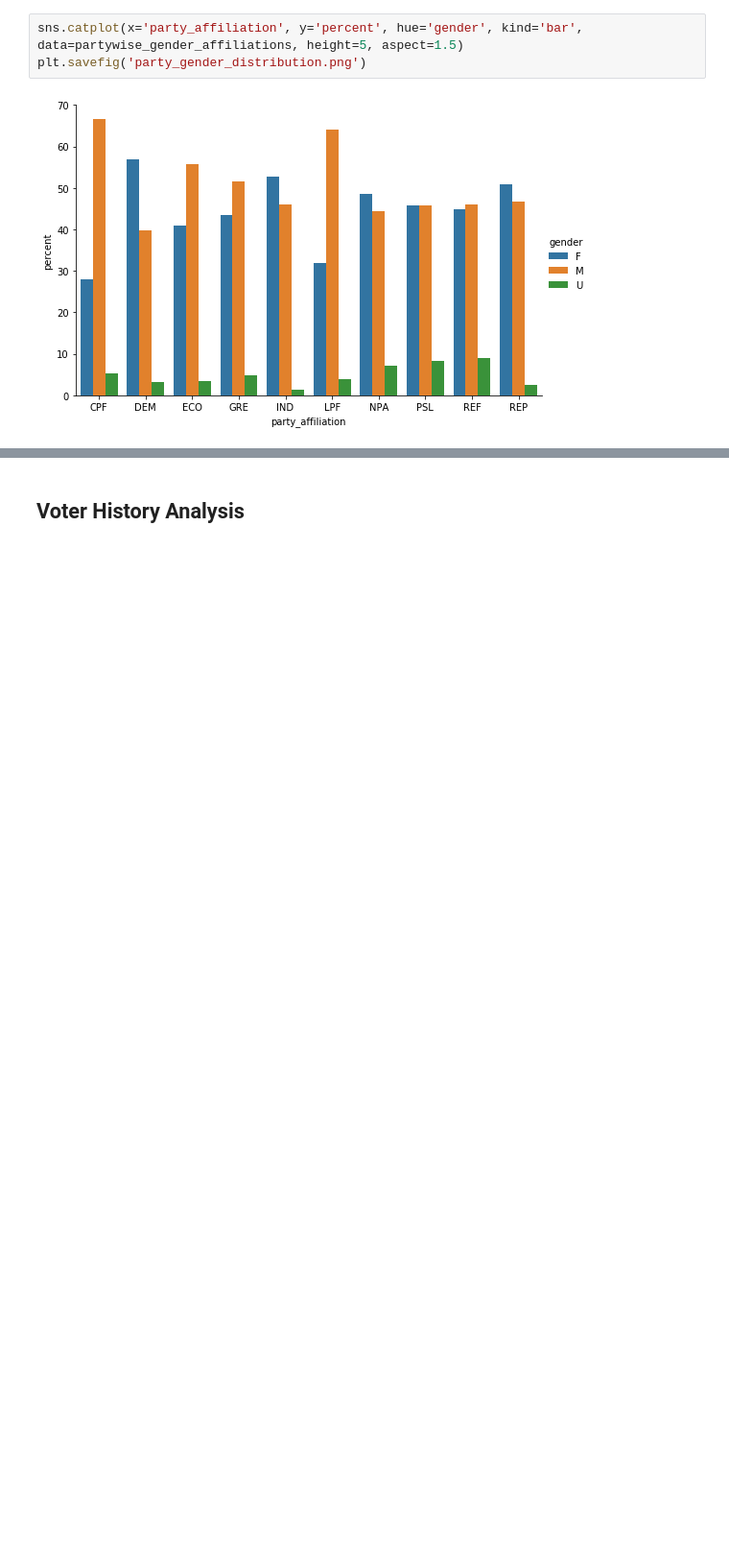
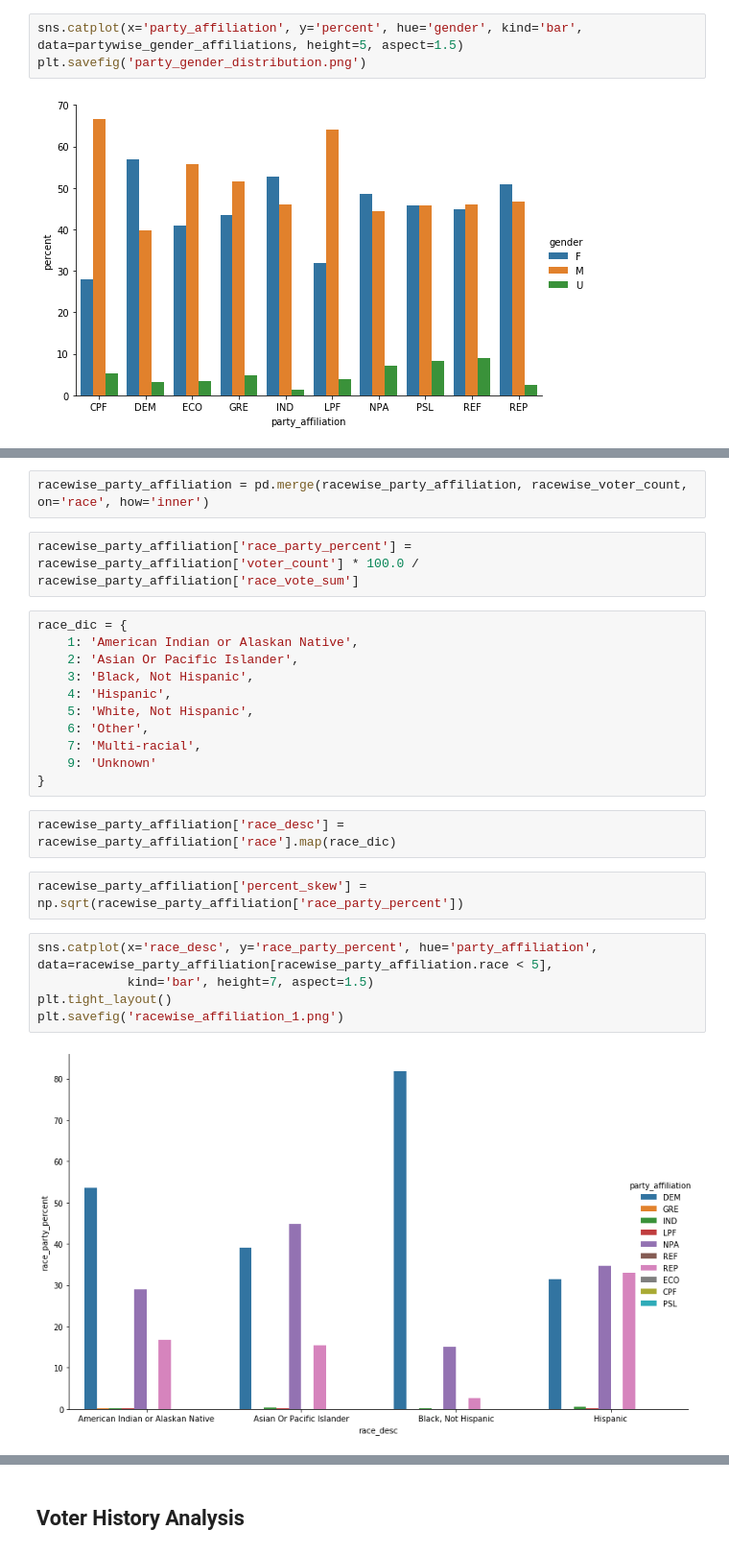
Before and after one commit to ParasAvkirkar/PoliticalPolarizationAndMarriage, a Jupyter notebook: analysis.ipynb, the cells around one changed output, grey strips where cells are left out. Shown: that part at 96% size. Saved outputs shown, nothing was run; the diff lists cells and outputs as text; blank space fills up the shorter version.

```diff
--- a/analysis.ipynb
+++ b/analysis.ipynb
@@ -178,0 +185,26 @@ plt.savefig('party_gender_distribution.png')
+# %%
+racewise_party_affiliation = pd.merge(racewise_party_affiliation, racewise_voter_count, on='race', how='inner')
+# %%
+racewise_party_affiliation['race_party_percent'] = racewise_party_affiliation['voter_count'] * 100.0 / racewise_party_affiliation['race_vote_sum']
+# %%
+race_dic = {
+    1: 'American Indian or Alaskan Native',
+    2: 'Asian Or Pacific Islander',
+    3: 'Black, Not Hispanic',
+    4: 'Hispanic',
+    5: 'White, Not Hispanic',
+    6: 'Other',
+    7: 'Multi-racial',
+    9: 'Unknown'
+}
+# %%
+racewise_party_affiliation['race_desc'] = racewise_party_affiliation['race'].map(race_dic)
+# %%
+racewise_party_affiliation['percent_skew'] = np.sqrt(racewise_party_affiliation['race_party_percent'])
+# %%
+sns.catplot(x='race_desc', y='race_party_percent', hue='party_affiliation', data=racewise_party_affiliation[racewise_party_affiliation.race < 5],
+            kind='bar', height=7, aspect=1.5)
+plt.tight_layout()
+plt.savefig('racewise_affiliation_1.png')
+# %% [output]
+[figure, added]
```
Also changed, not shown: parts of 11 cells of this notebook, 3 other files.
